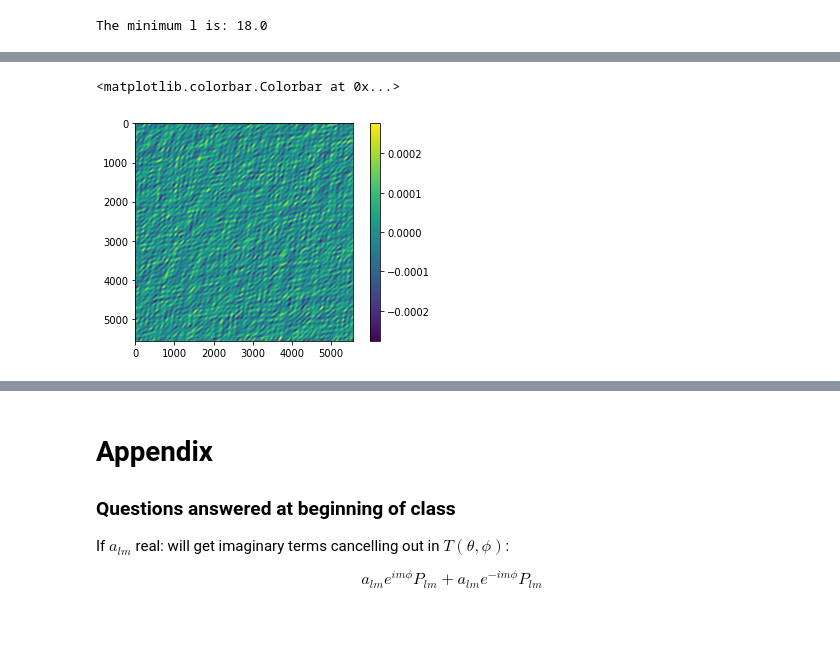
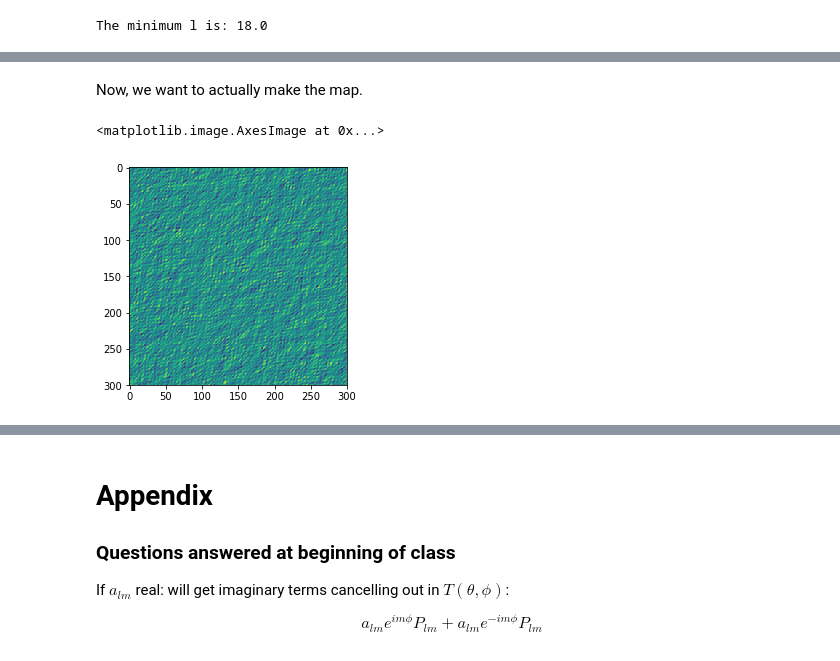
Before and after one commit to marcusmerryfield/phys641_hw, a Jupyter notebook: assignment_4/assignment_4.ipynb, the cells around one changed output, grey strips where cells are left out. Cells and saved outputs as stored; diff of their text form; code cells hidden in the pictures; blank space fills up the shorter version.

```diff
--- a/assignment_4/assignment_4.ipynb
+++ b/assignment_4/assignment_4.ipynb
@@ -190,0 +196,22 @@ Text(0.5, 0, 'k')
+# %%
+max_pixelsize = 360/5000 #Max pixel size in degrees
+npix = int(1/(max_pixelsize/20))
+k_max = int(1000.0*x/(2*np.pi))
+
+k = np.arange(int(k_max*np.sqrt(2))) #k goes to a factor sqrt(2) higher than k_x/k_y due to double sum
+k[int(len(k)/2):] = k[int(len(k)/2):] - len(k)
+k_x = np.tile(k,(len(k),1))
+k_y = k_x.T
+
+k = np.sqrt(k_x**2 + k_y**2)
+
+corresponding_l = np.round(2*np.pi*k/x)
+corresponding_c_l = ps[corresponding_l.astype(int),0] #this is the c_k matrix!
+c_k = np.zeros((npix,npix))
+num = int(k_max*np.sqrt(2))
+c_k[:num,:num] = corresponding_c_l
+
+randmap = np.random.randn(npix,npix)
+randmap_ft = np.fft.fft2(randmap)
+c_k_ft = np.fft.fft2(c_k)
+cmb_map = np.fft.ifft2(randmap*c_k)
@@ -191,6 +223,15 @@ Text(0.5, 0, 'k')
+# %% [markdown]
+Now, we want to actually make the map.
+# %%
+npix = 300
+zeros = np.zeros((npix,npix))
+num = int(round(k_max*np.sqrt(2)))
+zeros[:num,:num] = c_k
+randmap = np.fft.fft2(np.random.randn(npix,npix))
+F_k2 = randmap*np.sqrt(zeros)
+cmb_map2 = np.fft.ifft2(F_k2,[npix,npix])
 # %%
-plt.imshow(np.real(cmb_map))
-plt.colorbar()
+plt.imshow(np.real(cmb_map2))
 # %% [output]
-<matplotlib.colorbar.Colorbar at 0x...>
+<matplotlib.image.AxesImage at 0x...>
-[figure, old version]
+[figure, new version]
```
Also changed, not shown: parts of 40 cells of this notebook.
